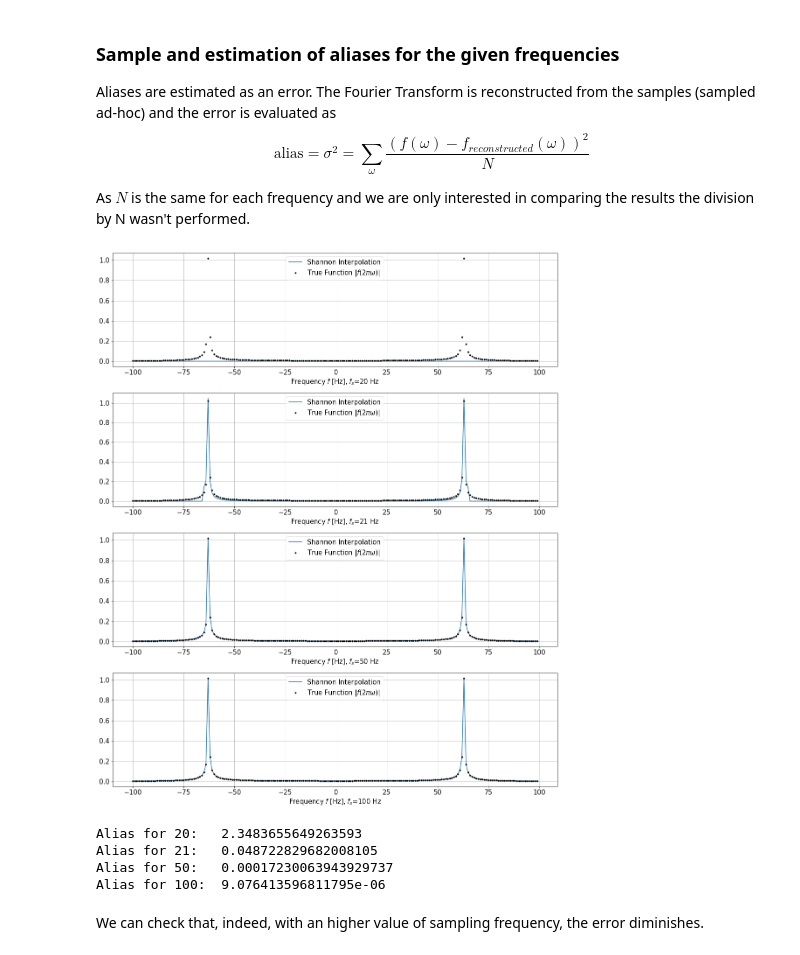
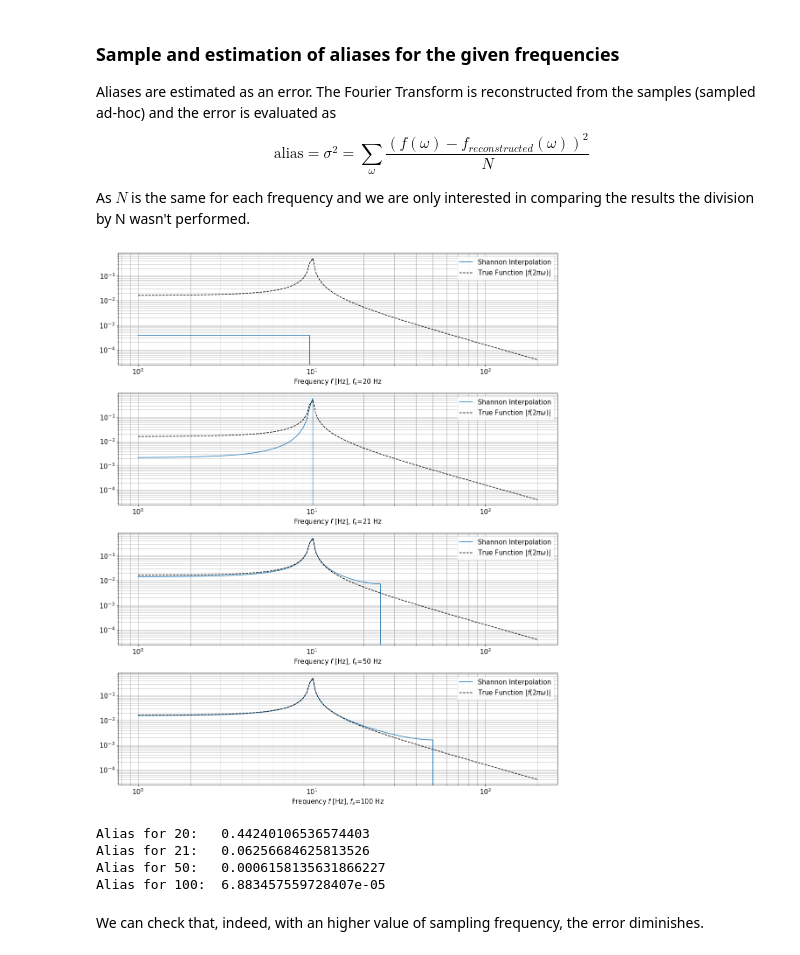
Before and after one commit to NerusSkyhigh/experimenta_methods, a Jupyter notebook: Exercise 01 - Sampling Theorem/Exercise 01 - Sampling Theorem.ipynb, the cells around one changed output. Cells and saved outputs as stored; diff of their text form; code cells hidden in the pictures.

```diff
--- a/Exercise 01 - Sampling Theorem/Exercise 01 - Sampling Theorem.ipynb
+++ b/Exercise 01 - Sampling Theorem/Exercise 01 - Sampling Theorem.ipynb
@@ -37,9 +37,9 @@ def signalF(f):
 # %%
 t = np.linspace(-0.5, 15, int(1e6))
-f = np.linspace(50, 75, int(1e6))
+f = np.linspace(0.001, 100, int(1e6))
 
 plt.rcParams.update({'font.size': 15})
-fig, axis = plt.subplots(2,1, figsize=(15, 10))
+fig, axis = plt.subplots(3,1, figsize=(15, 15))
 fig.suptitle('Plot of the function and its Fourier transform')
 
 axis[0].plot(t, signalT(t) )
@@ -47,10 +47,22 @@ axis[0].set_xlabel("Time t [s]")
 axis[0].set_ylabel("f(t)")
 axis[0].grid(True, which="both")
 
-axis[1].plot(f, np.abs(signalF(f)) )
+
+mag = np.abs(signalF(f))
+phase = np.arctan(np.imag(signalF(f)) / np.real(signalF(f)))*180/np.pi
+
+axis[1].plot(f, mag )
 axis[1].set_xlabel(r"Frequency $f$ [Hz]")
 axis[1].set_ylabel(r"Module $|f(2 \pi \omega)|$")
+axis[1].set_xscale('log')
+axis[1].set_yscale('log')
 axis[1].grid(True, which="both")
+
+axis[2].plot(f, phase )
+axis[2].set_xlabel(r"Phase $f$ [Hz]")
+axis[2].set_ylabel(r"Argument of $|f(2 \pi \omega)|$")
+axis[2].set_xscale('log')
+axis[2].grid(True, which="both")
 
 plt.tight_layout()
 plt.show()
@@ -64,49 +76,51 @@ $$\text{alias}=\sigma ^ 2 = \sum_\omega \frac{(f(\omega)-f_{reconstructed}(\omeg
 
 As $N$ is the same for each frequency and we are only interested in comparing the results the division by N wasn't performed.
 # %%
-def shannon_interpolation_omega(omega, T):
+def shannon_interpolation_f(f, n, T):
     s=0
-    for n in np.arange(-200, 200):
+
+    for k in np.arange(-n, n+1, 1):
         # Points are sampled in real time
-        s += signalF(omega+n*2*np.pi/T) #
+        s += signalF(f+k/T)
 
-    return (np.heaviside(omega+np.pi/T, 0) - np.heaviside(omega-np.pi/T, 0)) * s
+    return ( np.heaviside(f*T +1/2, 1)
+            -np.heaviside(f*T -1/2, 1)) * s
 
 
 plt.rcParams.update({'font.size': 15})
 fig, axis = plt.subplots(4, 1, figsize=(15, 18))
 
-f = np.arange(-100, 100, 1)
+f = np.arange(1, 200, 199/500)
+reference = np.abs(signalF(f))
+
 alias = fs.copy()
 
 for i, fsam in enumerate(fs):
     T = 1/fsam
 
-    reconstruction = np.zeros(f.shape[0])
-    for j in range(f.shape[0]):
-        reconstruction[j] = np.abs(
-            shannon_interpolation_omega(f[j], T) )
+    reconstruction = np.abs(shannon_interpolation_f(f, 20, T))
 
-    reference = np.abs( signalF(f) )
-    axis[i].plot(f,  reconstruction, label='Shannon Interpolation')
-    axis[i].plot(f, reference, ".", color='black', label='True Function |$f(2 \pi \omega)$|')
-    axis[i].set_xlabel(r"Frequency $f$ [Hz], $f_s$="+str(fs[i])+" Hz" )
+    axis[i].plot(f, reconstruction, label='Shannon Interpolation')
+    axis[i].plot(f, reference, '--', color='black', label='True Function |$f(2 \pi \omega)$|')
+    axis[i].set_xlabel(r"Frequency $f$ [Hz], $f_s$="+str(fsam)+" Hz" )
+    axis[i].set_xscale('log')
+    axis[i].set_yscale('log')
     axis[i].grid(True, which="both")
     axis[i].legend()
 
     alias[i] = np.sum( (reconstruction-reference) ** 2 )
 
 plt.tight_layout()
 plt.show()
 
 for i, fsam in enumerate(fs):
     print("Alias for "+str(fsam)+":\t"+str(alias[i]) )
 # %% [output]
-[figure, old version]
+[figure, new version]
-Alias for 20:   2.3483655649263593
-Alias for 21:   0.048722829682008105
-Alias for 50:   0.00017230063943929737
-Alias for 100:  9.076413596811795e-06
+Alias for 20:   0.44240106536574403
+Alias for 21:   0.06256684625813526
+Alias for 50:   0.0006158135631866227
+Alias for 100:  6.883457559728407e-05
 # %% [markdown]
 We can check that, indeed, with an higher value of sampling frequency, the error diminishes.
 # %% [markdown]
```
Also changed, not shown: parts of 3 cells of this notebook.
